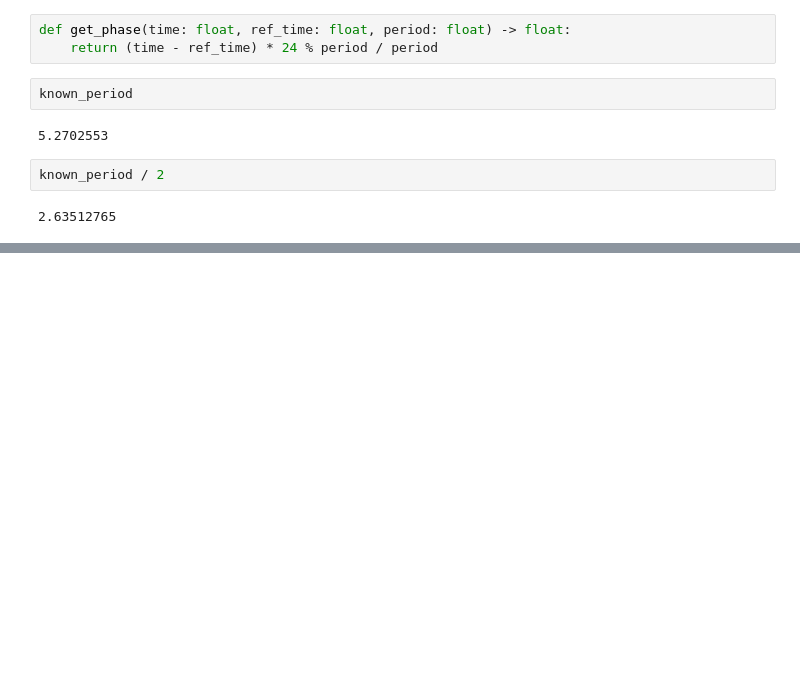
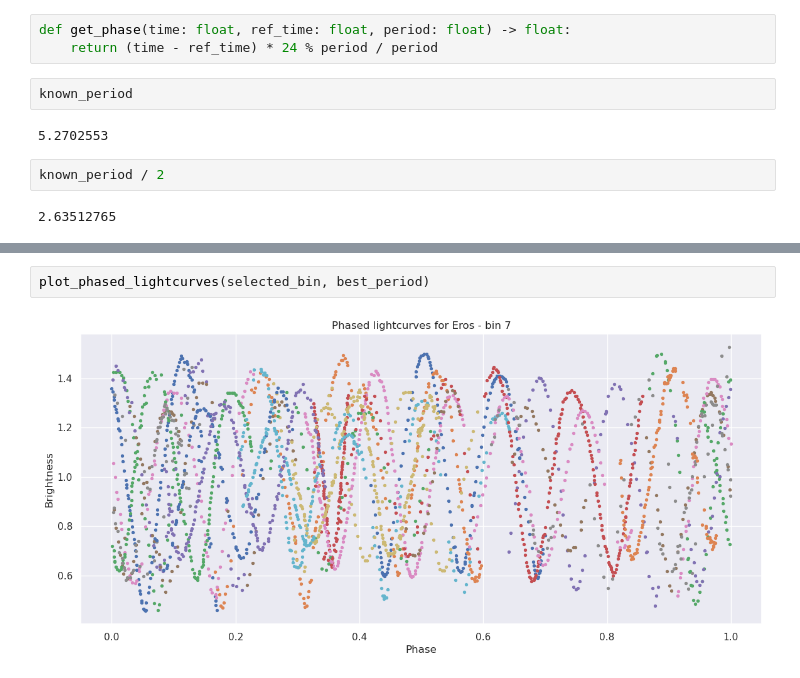
Before and after one commit to Vosloo/asteroid-lightcurves, a Jupyter notebook: EDA.ipynb, the cells around one changed output, grey strips where cells are left out. Drawn from its saved outputs; the diff is of its cells as text; blank space fills up the shorter version.

```diff
--- a/EDA.ipynb
+++ b/EDA.ipynb
@@ -224,0 +342,4 @@ plt.show()
+# %%
+plot_phased_lightcurves(selected_bin, best_period)
+# %% [output]
+[figure, added]
```
Also changed, not shown: parts of 13 cells of this notebook, 1 other file.
